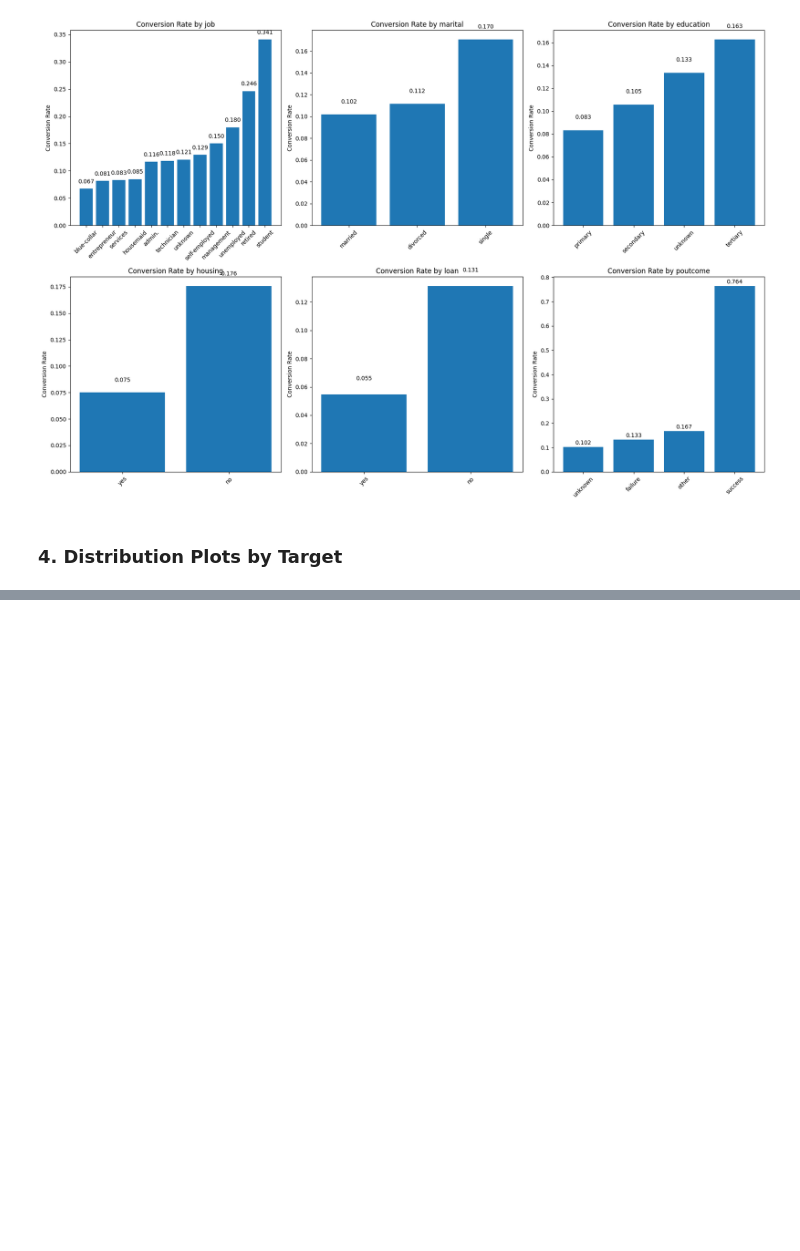
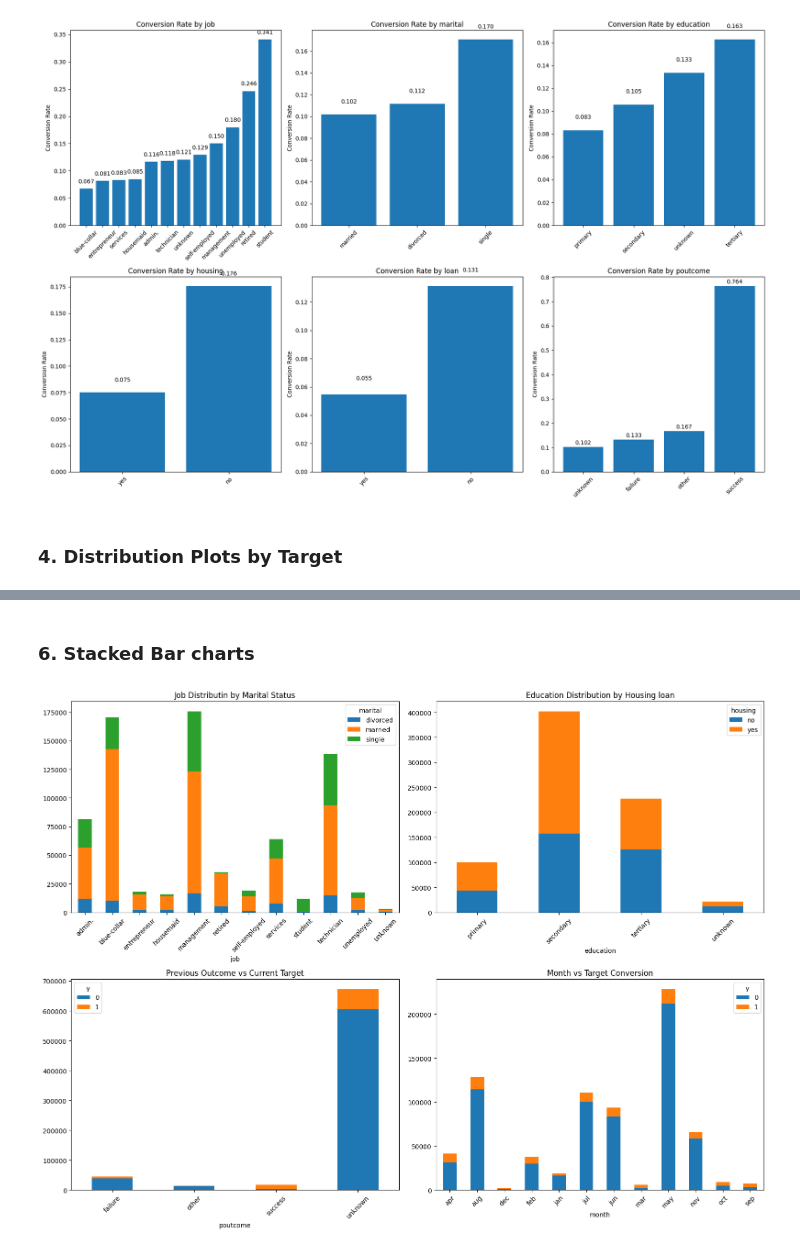
Before and after one commit to himu0023/Bank-Client-Subscription, a Jupyter notebook: code.ipynb, the cells around one changed output, grey strips where cells are left out. Drawn from its saved outputs; the diff is of its cells as text; code cells hidden in the pictures; blank space fills up the shorter version.

```diff
--- a/code.ipynb
+++ b/code.ipynb
@@ -201,0 +233,34 @@ for i, col in enumerate(numerical_features):
+# %% [markdown]
+### 6. Stacked Bar charts
+# %%
+# Stacked bar charts for categorical relationship
+fig, axes = plt.subplots(2,2, figsize = (16,12))
+
+# job vs marital status
+job_marital = pd.crosstab(df_train['job'], df_train['marital'])
+job_marital.plot(kind='bar', stacked=True, ax=axes[0,0])
+axes[0,0].set_title("Job Distributin by Marital Status")
+axes[0,0].tick_params(axis="x",rotation=45)
+
+# Education vs Housing loan
+edu_housing = pd.crosstab(df_train['education'], df_train['housing'])
+edu_housing.plot(kind='bar', stacked=True, ax=axes[0,1])
+axes[0,1].set_title('Education Distribution by Housing loan')
+axes[0,1].tick_params(axis='x', rotation= 45)
+
+# poutcome vs target
+poutcome_target = pd.crosstab(df_train['poutcome'], df_train['y'])
+poutcome_target.plot(kind='bar', stacked=True, ax=axes[1,0])
+axes[1,0].set_title("Previous Outcome vs Current Target")
+axes[1,0].tick_params(axis='x', rotation = 45)
+
+# month vs target
+month_tar = pd.crosstab(df_train['month'],df_train['y'])
+month_tar.plot(kind='bar', stacked='True', ax= axes[1,1])
+axes[1,1].set_title("Month vs Target Conversion")
+axes[1,1].tick_params(axis='x', rotation = 45)
+
+plt.tight_layout()
+plt.show()
+# %% [output]
+[figure, added]
```
Also changed, not shown: parts of 10 cells of this notebook.
